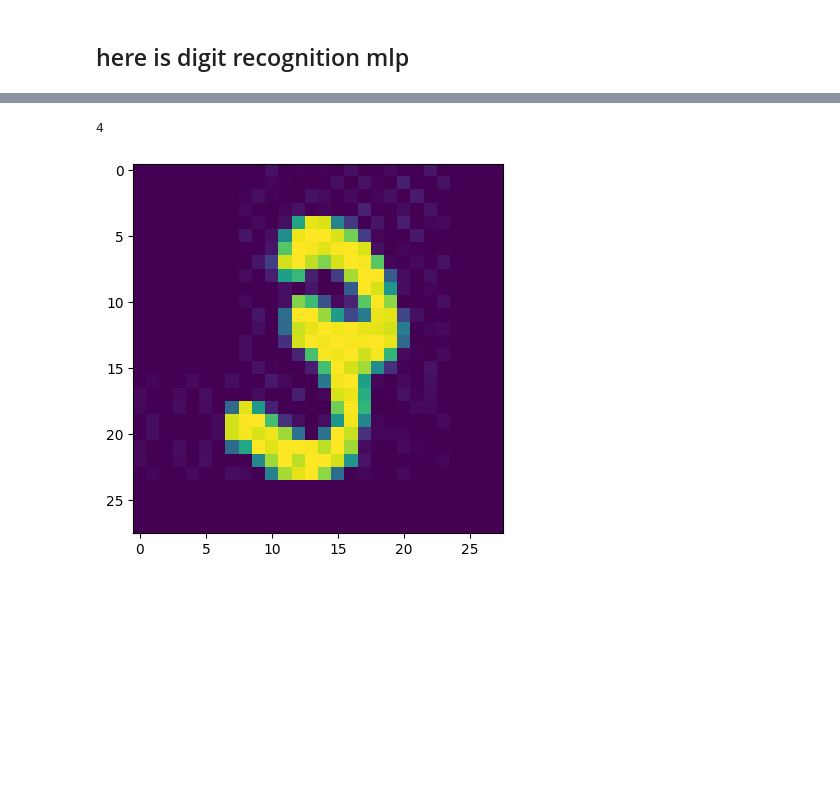
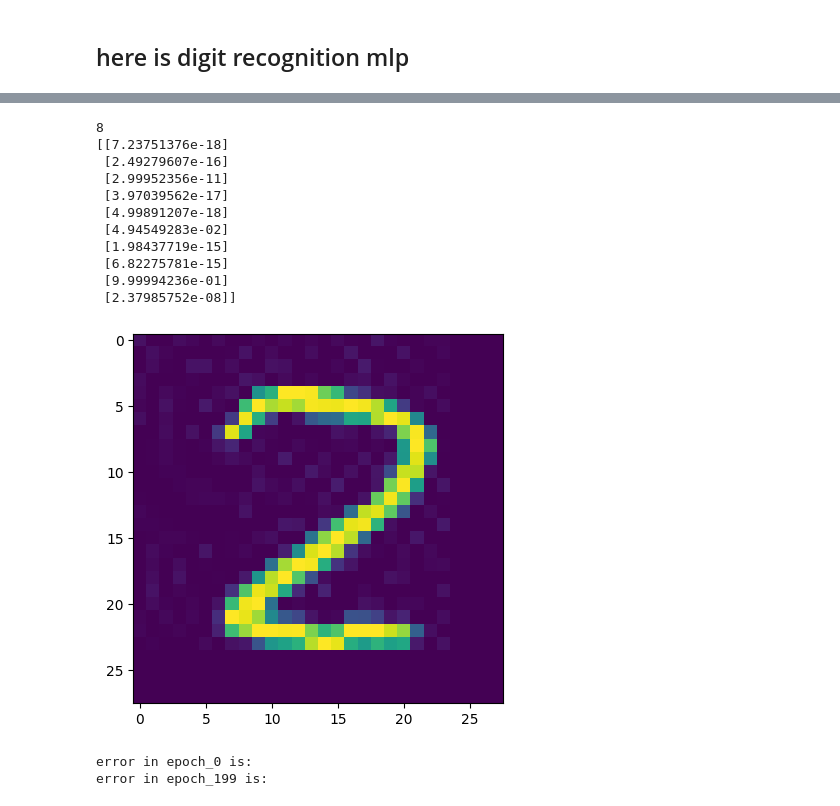
Before and after one commit to a-arakelian/first-steps-in-ML, a Jupyter notebook: handwritten_digit_recognition/mlp.ipynb, the cells around one changed output, grey strips where cells are left out. Cells and saved outputs as stored; diff of their text form; code cells hidden in the pictures; blank space fills up the shorter version.

```diff
--- a/handwritten_digit_recognition/mlp.ipynb
+++ b/handwritten_digit_recognition/mlp.ipynb
@@ -31,6 +34,6 @@ from get_dataset import DigitExample, show_array_as_image, jpg2data
 # %%
 X_data, Y_target = jpg2data(N = 3000)
 # %%
-mlp_digit = MLP()
+mlp_digit = MLP(784, [100, 50, 16], 10)
 # %%
-mlp_digit.fit(X_data.T, Y_target.T, 1000, 5)
+mlp_digit.fit(X_data.T, Y_target.T, 200, 10, show = True)
@@ -37,6 +42,26 @@ mlp_digit.fit(X_data.T, Y_target.T, 1000, 5)
 # %%
-a = 10000
+a = 7610
 show_array_as_image(X_data[a].reshape(28, 28), mlp_digit.forward_propagat(X_data[a].T).reshape(-1,))
+print(mlp_digit.forward_propagat(X_data[a]))
 # %% [output]
-4
+8
+[[7.23751376e-18]
+ [2.49279607e-16]
+ [2.99952356e-11]
+ [3.97039562e-17]
+ [4.99891207e-18]
+ [4.94549283e-02]
+ [1.98437719e-15]
+ [6.82275781e-15]
+ [9.99994236e-01]
+ [2.37985752e-08]]
-[figure, old version]
+[figure, new version]
+# %%
+show = False
+number_of_epochs = 200
+for k in range(number_of_epochs):
+    if show or k == 0 or k == number_of_epochs - 1:
+        print("error in epoch_{} is: ".format(k))
+# %% [output]
+error in epoch_0 is:
+error in epoch_199 is:
```
Also changed, not shown: parts of 5 cells of this notebook, 1 other file.
